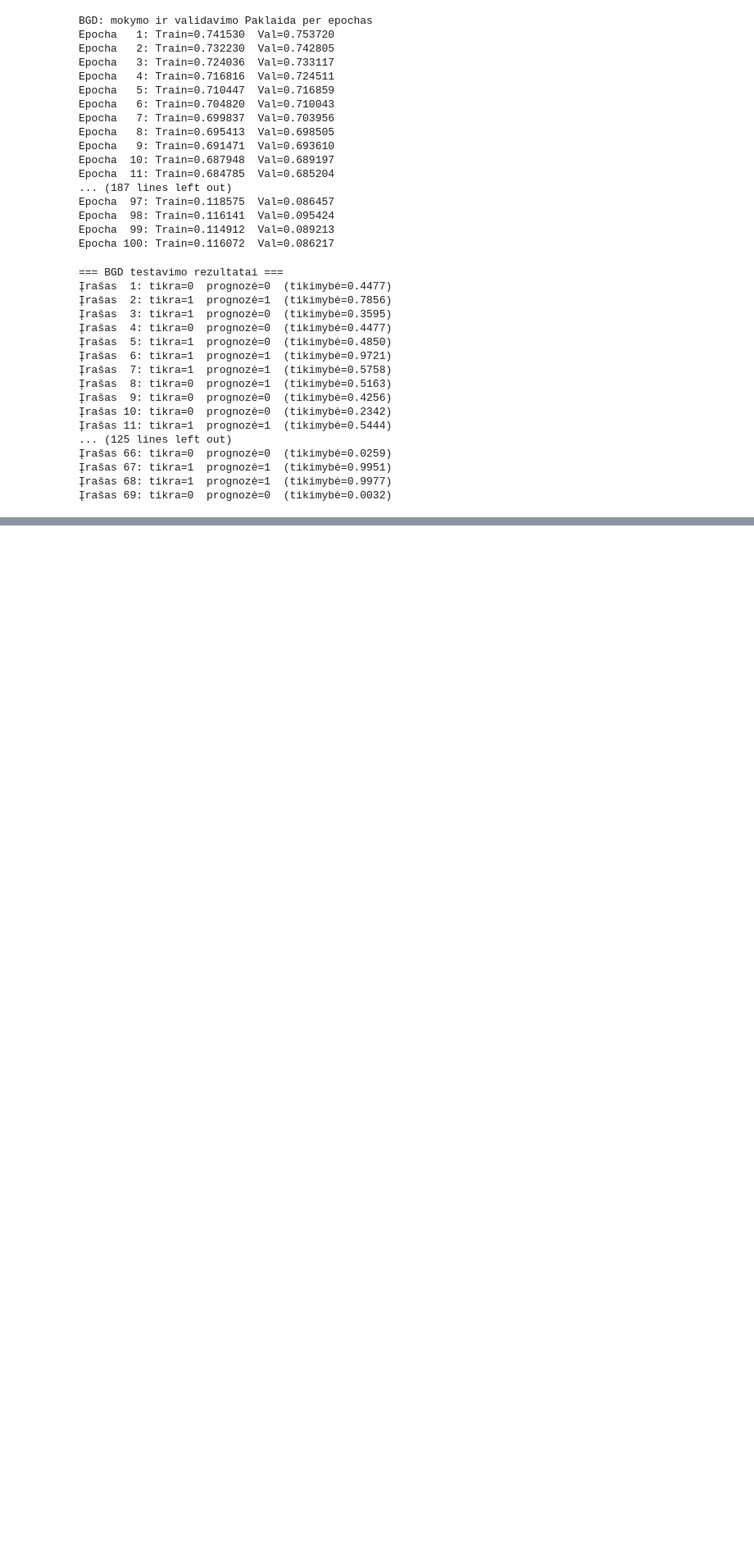
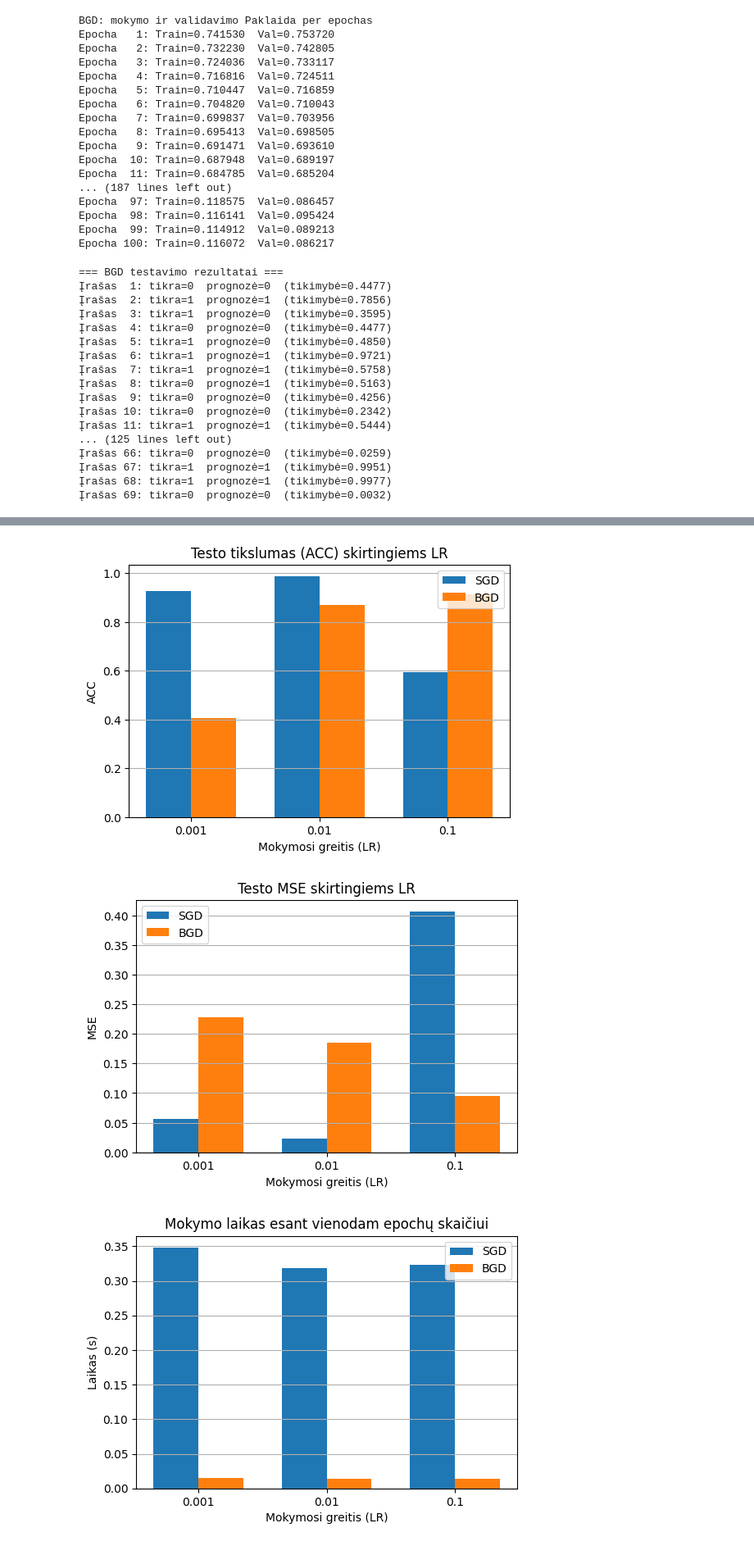
Before and after one commit to JurasEz/NeuralNetworks_Uni, a Jupyter notebook: SI_2Uzduotis.ipynb, the cells around one changed output, grey strips where cells are left out. Shown at 82% size. Cells and saved outputs as stored; diff of their text form; code cells hidden in the pictures; blank space fills up the shorter version.

```diff
--- a/SI_2Uzduotis.ipynb
+++ b/SI_2Uzduotis.ipynb
@@ -359,0 +573,34 @@ for i in range(len(y_test)):
+# %%
+# Test ACC
+sgd_acc, bgd_acc = bar_data(3)
+plt.figure(figsize=(6,4))
+plt.bar(x - width/2, sgd_acc, width, label="SGD")
+plt.bar(x + width/2, bgd_acc, width, label="BGD")
+plt.xticks(x, [str(lr) for lr in lr_list])
+plt.title("Testo tikslumas (ACC) skirtingiems LR")
+plt.xlabel("Mokymosi greitis (LR)"); plt.ylabel("ACC")
+plt.legend(); plt.grid(True, axis='y'); plt.show()
+
+# Test MSE
+sgd_mse, bgd_mse = bar_data(2)
+plt.figure(figsize=(6,4))
+plt.bar(x - width/2, sgd_mse, width, label="SGD")
+plt.bar(x + width/2, bgd_mse, width, label="BGD")
+plt.xticks(x, [str(lr) for lr in lr_list])
+plt.title("Testo MSE skirtingiems LR")
+plt.xlabel("Mokymosi greitis (LR)"); plt.ylabel("MSE")
+plt.legend(); plt.grid(True, axis='y'); plt.show()
+
+# Mokymo laikas
+sgd_t, bgd_t = bar_data(4)
+plt.figure(figsize=(6,4))
+plt.bar(x - width/2, sgd_t, width, label="SGD")
+plt.bar(x + width/2, bgd_t, width, label="BGD")
+plt.xticks(x, [str(lr) for lr in lr_list])
+plt.title("Mokymo laikas esant vienodam epochų skaičiui")
+plt.xlabel("Mokymosi greitis (LR)"); plt.ylabel("Laikas (s)")
+plt.legend(); plt.grid(True, axis='y'); plt.show()
+# %% [output]
+[figure, added]
+[figure, added]
+[figure, added]
```
Also changed, not shown: parts of 13 cells of this notebook.
